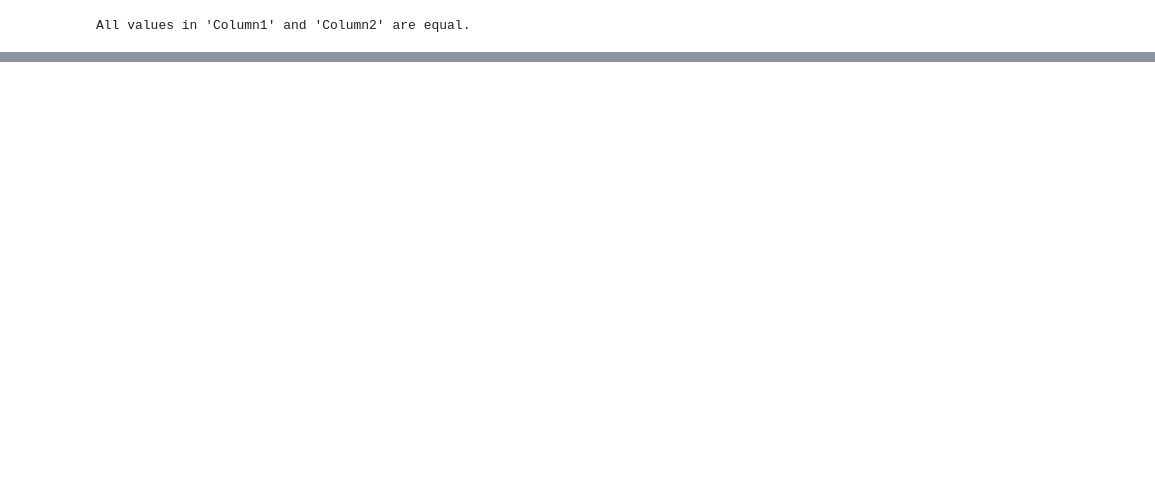
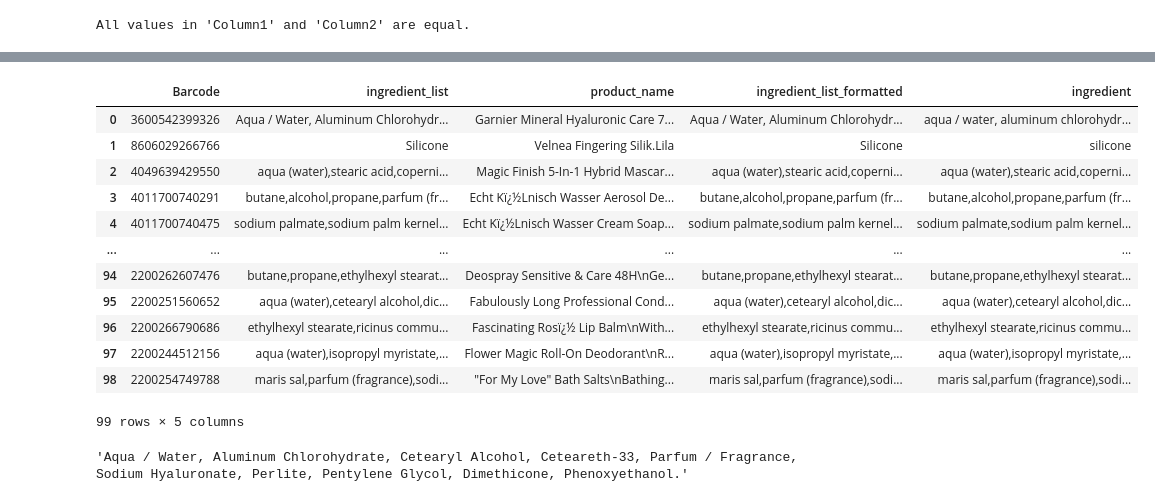
Before and after one commit to nikolastankovski/mlprojectt2, a Jupyter notebook: python scripts/DatasetsAnalysisAndPreprocessing.ipynb, the cells around one changed output, grey strips where cells are left out. Cells and saved outputs as stored; diff of their text form; code cells hidden in the pictures; blank space fills up the shorter version.

```diff
--- a/python scripts/DatasetsAnalysisAndPreprocessing.ipynb
+++ b/python scripts/DatasetsAnalysisAndPreprocessing.ipynb
@@ -379,0 +401,6 @@ df_barcode
+# %%
+relative_path4 = '../Data/_Product__RAW_Data_Short.xlsx'
+org_df_barcode_short = pd.read_excel(relative_path4)
+df_barcode_short = org_df_barcode_short.copy()
+
+display(df_barcode_short)
@@ -379,0 +421,25 @@ df_barcode
+# %%
+df_barcode_short = df_barcode_short.drop(columns='Unnamed: 1')
+df_barcode_short.rename(columns={'Ingredient List': 'ingredient_list'}, inplace=True)
+df_barcode_short.rename(columns={'Name': 'product_name'}, inplace=True)
+df_barcode_short_formatted = format_number_string(df_barcode_short, 'ingredient_list')
+df_barcode_short['ingredient'] = df_barcode_short['ingredient_list_formatted'].apply(clean_text)
+df_barcode_short
+# %% [output]
+|  | Barcode | ingredient_list | product_name | ingredient_list_formatted | ingredient |
+| 0 | 3600542399326 | Aqua / Water, Aluminum Chlorohydr... | Garnier Mineral Hyaluronic Care 7... | Aqua / Water, Aluminum Chlorohydr... | aqua / water, aluminum chlorohydr... |
+| 1 | 8606029266766 | Silicone | Velnea Fingering Silik.Lila | Silicone | silicone |
+| 2 | 4049639429550 | aqua (water),stearic acid,coperni... | Magic Finish 5-In-1 Hybrid Mascar... | aqua (water),stearic acid,coperni... | aqua (water),stearic acid,coperni... |
+| 3 | 4011700740291 | butane,alcohol,propane,parfum (fr... | Echt Kï¿½Lnisch Wasser Aerosol De... | butane,alcohol,propane,parfum (fr... | butane,alcohol,propane,parfum (fr... |
+| 4 | 4011700740475 | sodium palmate,sodium palm kernel... | Echt Kï¿½Lnisch Wasser Cream Soap... | sodium palmate,sodium palm kernel... | sodium palmate,sodium palm kernel... |
+| ... | ... | ... | ... | ... | ... |
+| 94 | 2200262607476 | butane,propane,ethylhexyl stearat... | Deospray Sensitive & Care 48H\nGe... | butane,propane,ethylhexyl stearat... | butane,propane,ethylhexyl stearat... |
+| 95 | 2200251560652 | aqua (water),cetearyl alcohol,dic... | Fabulously Long Professional Cond... | aqua (water),cetearyl alcohol,dic... | aqua (water),cetearyl alcohol,dic... |
+| 96 | 2200266790686 | ethylhexyl stearate,ricinus commu... | Fascinating Rosï¿½ Lip Balm\nWith... | ethylhexyl stearate,ricinus commu... | ethylhexyl stearate,ricinus commu... |
+| 97 | 2200244512156 | aqua (water),isopropyl myristate,... | Flower Magic Roll-On Deodorant\nR... | aqua (water),isopropyl myristate,... | aqua (water),isopropyl myristate,... |
+| 98 | 2200254749788 | maris sal,parfum (fragrance),sodi... | "For My Love" Bath Salts\nBathing... | maris sal,parfum (fragrance),sodi... | maris sal,parfum (fragrance),sodi... |
+99 rows × 5 columns
+# %%
+df_barcode_short['ingredient_list'][0]
+# %% [output]
+'Aqua / Water, Aluminum Chlorohydrate, Cetearyl Alcohol, Ceteareth-33, Parfum / Fragrance, Sodium Hyaluronate, Perlite, Pentylene Glycol, Dimethicone, Phenoxyethanol.'
```
Also changed, not shown: parts of 19 cells of this notebook.
